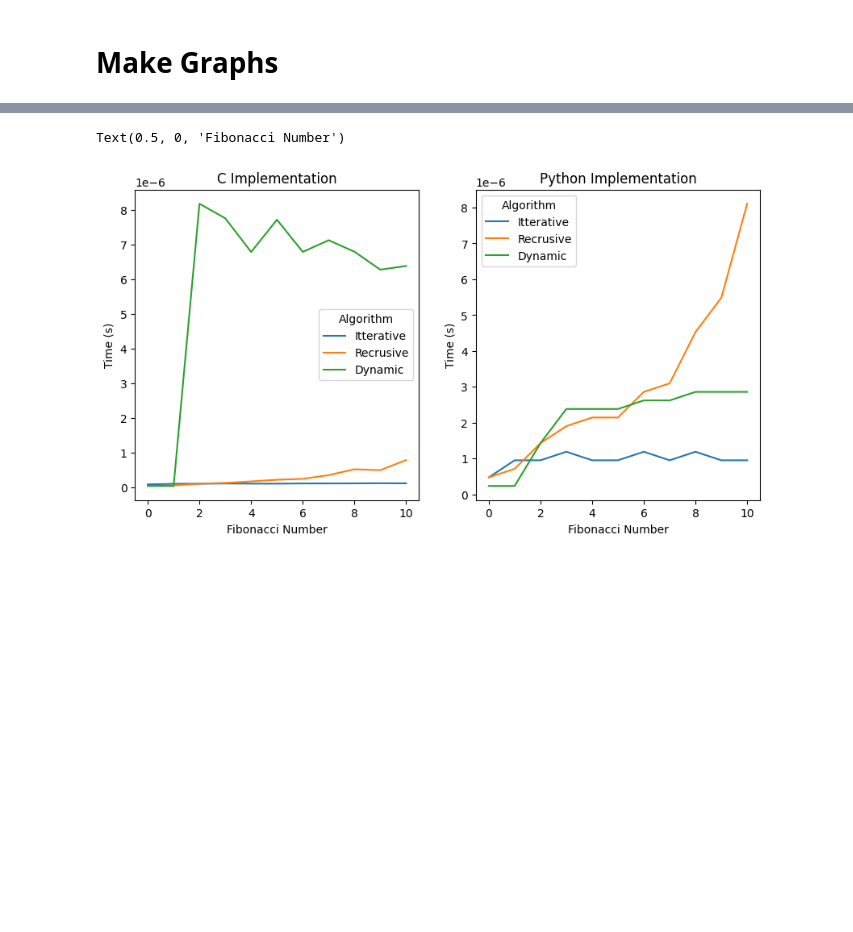
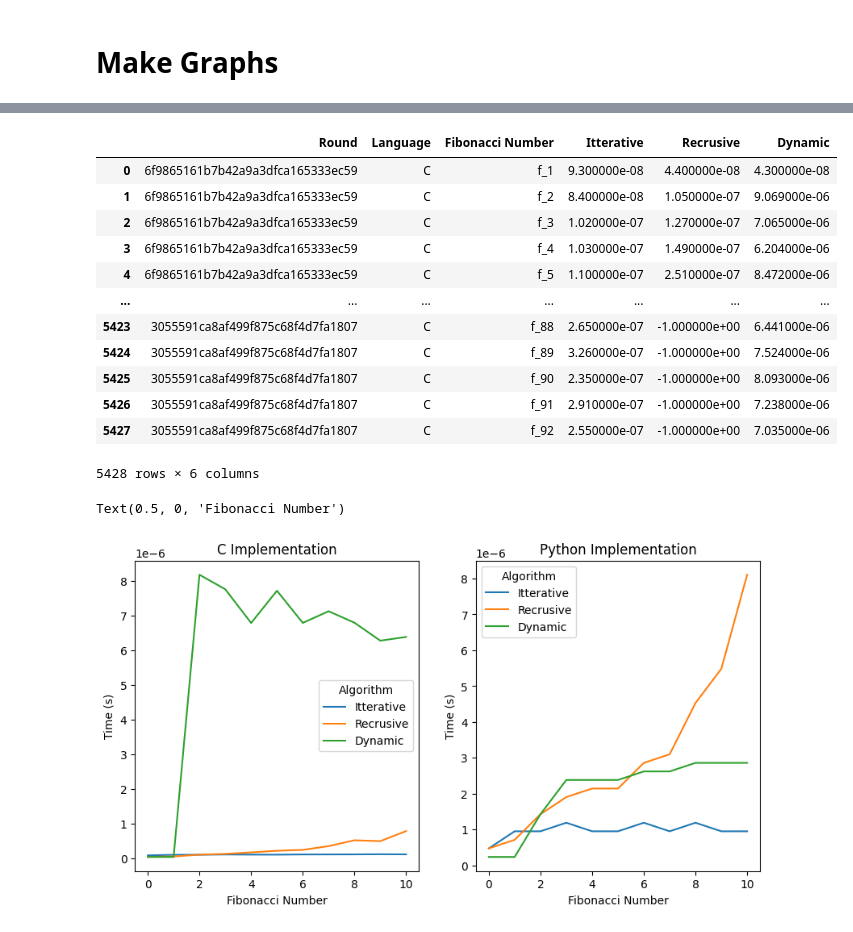
Before and after one commit to CS5008Fall2025/midterm-report-jroberge16, a Jupyter notebook: mid_term/analysis/graphs.ipynb, the cells around one changed output, grey strips where cells are left out. Drawn from its saved outputs; the diff is of its cells as text; code cells hidden in the pictures; blank space fills up the shorter version.

```diff
--- a/mid_term/analysis/graphs.ipynb
+++ b/mid_term/analysis/graphs.ipynb
@@ -60,3 +133,29 @@ KeyboardInterrupt:
+# %%
+df = pd.read_csv(SAVE_LOCATION)
+
+# df = (
+# df
+#   .drop(columns=["Round"])
+#   .groupby(["Language", "Fibonacci Number"], as_index=False)
+#   .mean()
+#   .melt(id_vars=["Language", "Fibonacci Number"], var_name="Implementation", value_name="Time (seconds)")
+# )
+
+df
+# %% [output]
+|  | Round | Language | Fibonacci Number | Itterative | Recrusive | Dynamic |
+| 0 | 6f9865161b7b42a9a3dfca165333ec59 | C | f_1 | 9.300000e-08 | 4.400000e-08 | 4.300000e-08 |
+| 1 | 6f9865161b7b42a9a3dfca165333ec59 | C | f_2 | 8.400000e-08 | 1.050000e-07 | 9.069000e-06 |
+| 2 | 6f9865161b7b42a9a3dfca165333ec59 | C | f_3 | 1.020000e-07 | 1.270000e-07 | 7.065000e-06 |
+| 3 | 6f9865161b7b42a9a3dfca165333ec59 | C | f_4 | 1.030000e-07 | 1.490000e-07 | 6.204000e-06 |
+| 4 | 6f9865161b7b42a9a3dfca165333ec59 | C | f_5 | 1.100000e-07 | 2.510000e-07 | 8.472000e-06 |
+| ... | ... | ... | ... | ... | ... | ... |
+| 5423 | 3055591ca8af499f875c68f4d7fa1807 | C | f_88 | 2.650000e-07 | -1.000000e+00 | 6.441000e-06 |
+| 5424 | 3055591ca8af499f875c68f4d7fa1807 | C | f_89 | 3.260000e-07 | -1.000000e+00 | 7.524000e-06 |
+| 5425 | 3055591ca8af499f875c68f4d7fa1807 | C | f_90 | 2.350000e-07 | -1.000000e+00 | 8.093000e-06 |
+| 5426 | 3055591ca8af499f875c68f4d7fa1807 | C | f_91 | 2.910000e-07 | -1.000000e+00 | 7.238000e-06 |
+| 5427 | 3055591ca8af499f875c68f4d7fa1807 | C | f_92 | 2.550000e-07 | -1.000000e+00 | 7.035000e-06 |
+5428 rows × 6 columns
 # %%
 #read in results
 c_df = pd.read_csv("results/c_fib_results.csv")
```
Also changed, not shown: parts of 4 cells of this notebook, 17 other files.
